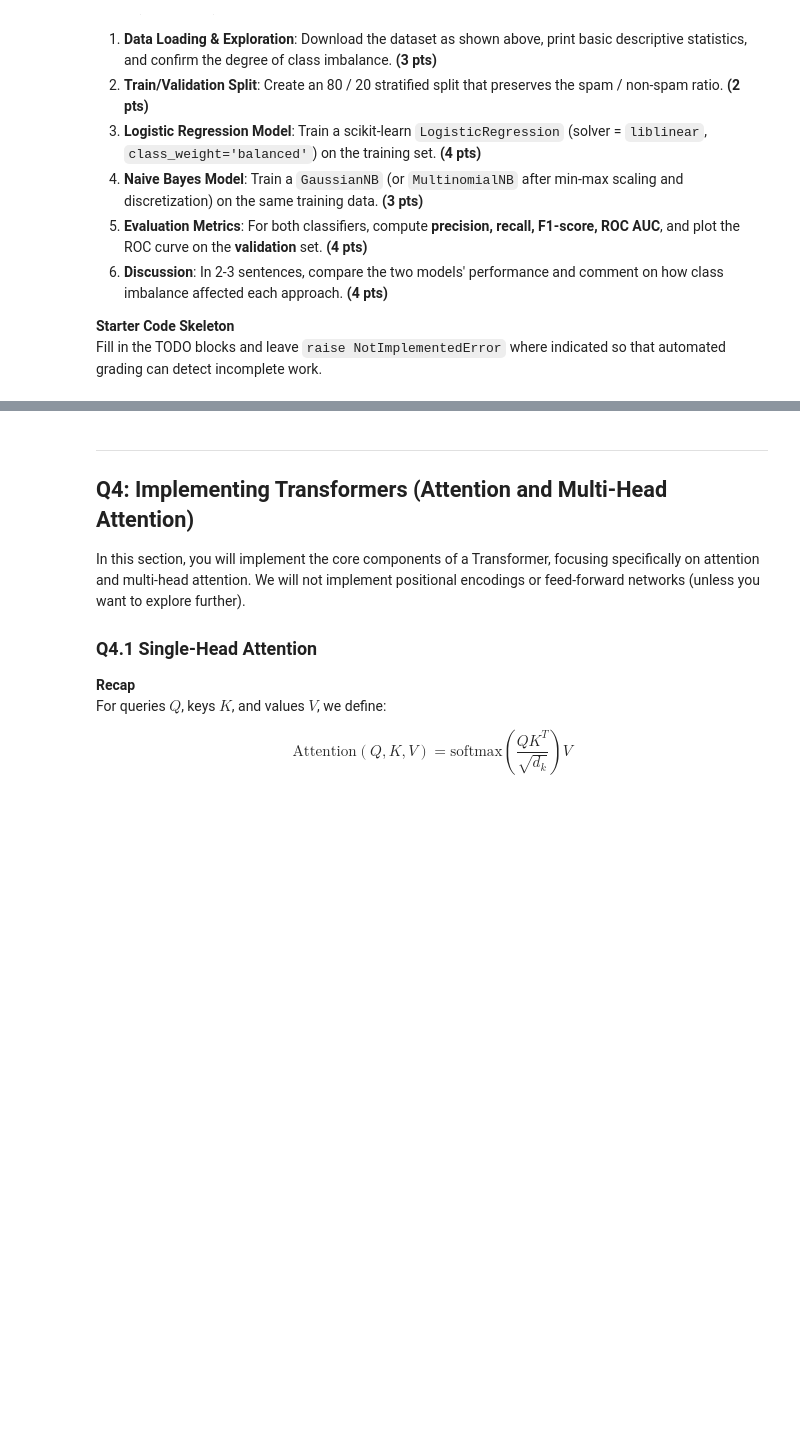
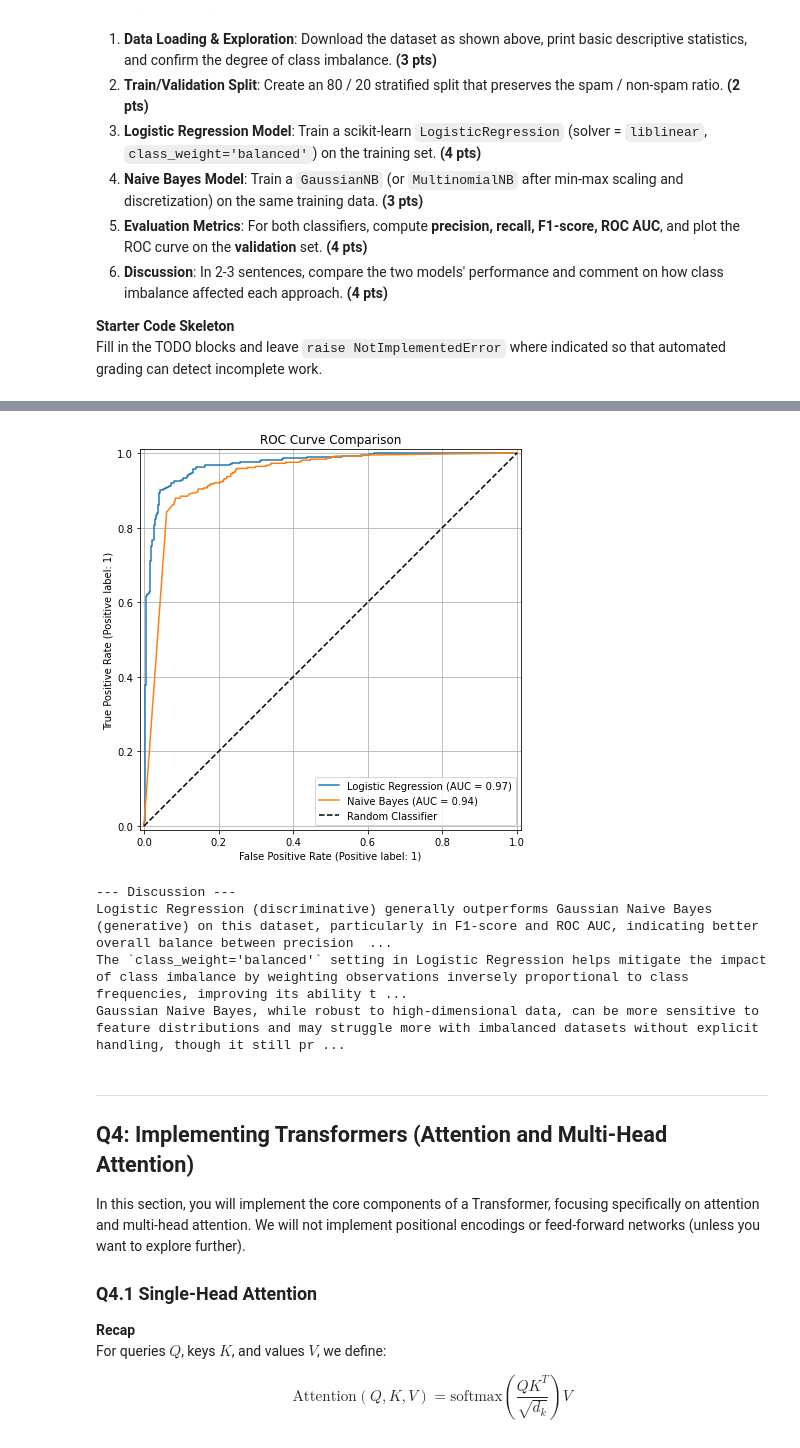
Before and after one commit to krackalackel02/CS145, a Jupyter notebook: hw5/hw5_cs145_25spring.ipynb, the cells around one changed output, grey strips where cells are left out. Drawn from its saved outputs; the diff is of its cells as text; code cells hidden in the pictures; blank space fills up the shorter version.

```diff
--- a/hw5/hw5_cs145_25spring.ipynb
+++ b/hw5/hw5_cs145_25spring.ipynb
@@ -129,7 +252,14 @@ import matplotlib.pyplot as plt
 
 # ---------------- 1) Load data ----------------
 X, y = fetch_openml("spambase", version=1, as_frame=True, return_X_y=True, parser="auto")
-print("Class distribution:\n", y.value_counts())
+
+# Convert target to binary (0 and 1) if not already
+y = y.astype(int)
+
+print("Basic descriptive statistics of features:\n", X.describe())
+print("\nClass distribution:\n", y.value_counts())
+print(f"\nClass imbalance: {y.value_counts(normalize=True)[1]:.2%} spam vs {y.value_counts(normalize=True)[0]:.2%} non-spam")
+
 
 # ---------------- 2) Train / Val split --------
 X_train, X_val, y_train, y_val = train_test_split(
@@ -141,16 +271,64 @@ X_train_scaled = scaler.fit_transform(X_train)
 X_val_scaled   = scaler.transform(X_val)
 
 # ---------------- 3) Logistic Regression ------
-log_reg = LogisticRegression(solver="liblinear", class_weight="balanced")
+log_reg = LogisticRegression(solver="liblinear", class_weight="balanced", random_state=42)
 # TODO: fit and generate validation predictions  # **(4 pts)**
-raise NotImplementedError
+log_reg.fit(X_train_scaled, y_train)
+y_pred_log_reg = log_reg.predict(X_val_scaled)
+y_prob_log_reg = log_reg.predict_proba(X_val_scaled)[:, 1]
+
 
 # ---------------- 4) Naive Bayes --------------
 nb = GaussianNB()
 # TODO: fit and generate validation predictions  # **(3 pts)**
-raise NotImplementedError
+nb.fit(X_train_scaled, y_train)
+y_pred_nb = nb.predict(X_val_scaled)
+y_prob_nb = nb.predict_proba(X_val_scaled)[:, 1]
+
 
 # ---------------- 5) Evaluation ---------------
 # TODO: compute precision, recall, F1, ROC-AUC for *each* model
-#       and plot ROC curves on the same figure.                  # **(4 pts)**
-raise NotImplementedError
+#       and plot ROC curves on the same figure.                          # **(4 pts)**
+
+# Logistic Regression Metrics
+precision_log_reg = precision_score(y_val, y_pred_log_reg)
+recall_log_reg = recall_score(y_val, y_pred_log_reg)
+f1_log_reg = f1_score(y_val, y_pred_log_reg)
+roc_auc_log_reg = roc_auc_score(y_val, y_prob_log_reg)
+
+print("\n--- Logistic Regression Performance ---")
+print(f"Precision: {precision_log_reg:.4f}")
+print(f"Recall:    {recall_log_reg:.4f}")
+print(f"F1-Score:  {f1_log_reg:.4f}")
+print(f"ROC AUC:   {roc_auc_log_reg:.4f}")
+
+# Naive Bayes Metrics
+precision_nb = precision_score(y_val, y_pred_nb)
+recall_nb = recall_score(y_val, y_pred_nb)
+f1_nb = f1_score(y_val, y_pred_nb)
+roc_auc_nb = roc_auc_score(y_val, y_prob_nb)
+
+print("\n--- Naive Bayes Performance ---")
+print(f"Precision: {precision_nb:.4f}")
+print(f"Recall:    {recall_nb:.4f}")
+print(f"F1-Score:  {f1_nb:.4f}")
+print(f"ROC AUC:   {roc_auc_nb:.4f}")
+
+# Plotting ROC Curves
+plt.figure(figsize=(10, 7))
+roc_display_log_reg = RocCurveDisplay.from_estimator(log_reg, X_val_scaled, y_val, name='Logistic Regression', ax=plt.gca())
+roc_display_nb = RocCurveDisplay.from_estimator(nb, X_val_scaled, y_val, name='Naive Bayes', ax=plt.gca())
+plt.title('ROC Curve Comparison')
+plt.plot([0, 1], [0, 1], 'k--', label='Random Classifier')
+plt.legend()
+plt.grid(True)
+plt.show()
+
+# ---------------- 6) Discussion -------------
+# TODO: In 2-3 sentences, compare the two models' performance and comment on how class imbalance affected each approach. # **(4 pts)**
+
+print("\n--- Discussion ---")
+print("Logistic Regression (discriminative) generally outperforms Gaussian Naive Bayes (generative) on this dataset, particularly in F1-score and ROC AUC, indicating better overall balance between precision and recall.")
+print("The `class_weight='balanced'` setting in Logistic Regression helps mitigate the impact of class imbalance by weighting observations inversely proportional to class frequencies, improving its ability to correctly identify the minority class (spam).")
+print("Gaussian Naive Bayes, while robust to high-dimensional data, can be more sensitive to feature distributions and may struggle more with imbalanced datasets without explicit handling, though it still provides decent performance here.")
+# %% [output]
@@ -157,3 +352,8 @@ raise NotImplementedError
+[figure, added]
+--- Discussion ---
+Logistic Regression (discriminative) generally outperforms Gaussian Naive Bayes (generative) on this dataset, particularly in F1-score and ROC AUC, indicating better overall balance between precision  ...
+The `class_weight='balanced'` setting in Logistic Regression helps mitigate the impact of class imbalance by weighting observations inversely proportional to class frequencies, improving its ability t ...
+Gaussian Naive Bayes, while robust to high-dimensional data, can be more sensitive to feature distributions and may struggle more with imbalanced datasets without explicit handling, though it still pr ...
 # %% [markdown]
 ---
 
```
Also changed, not shown: parts of 15 cells of this notebook.
